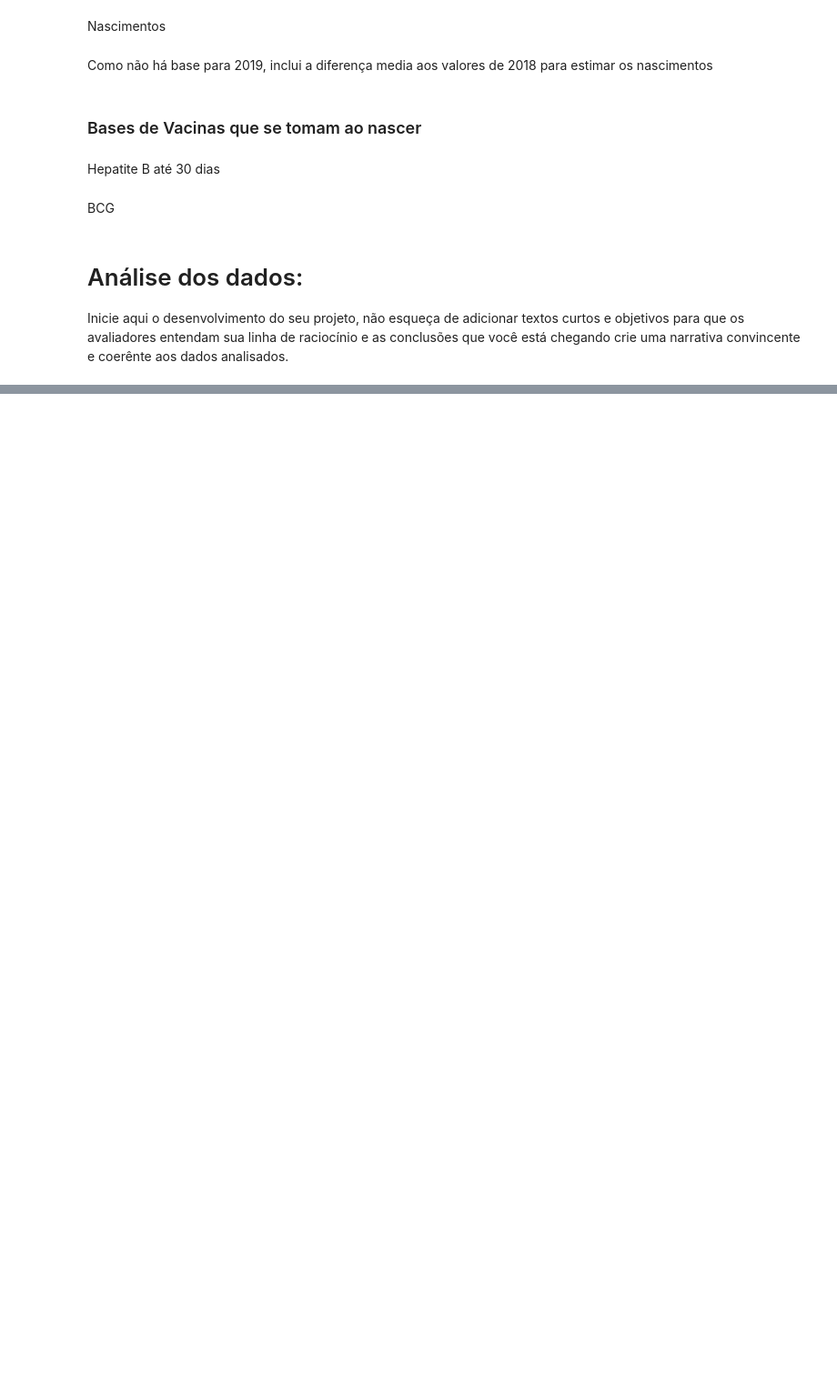
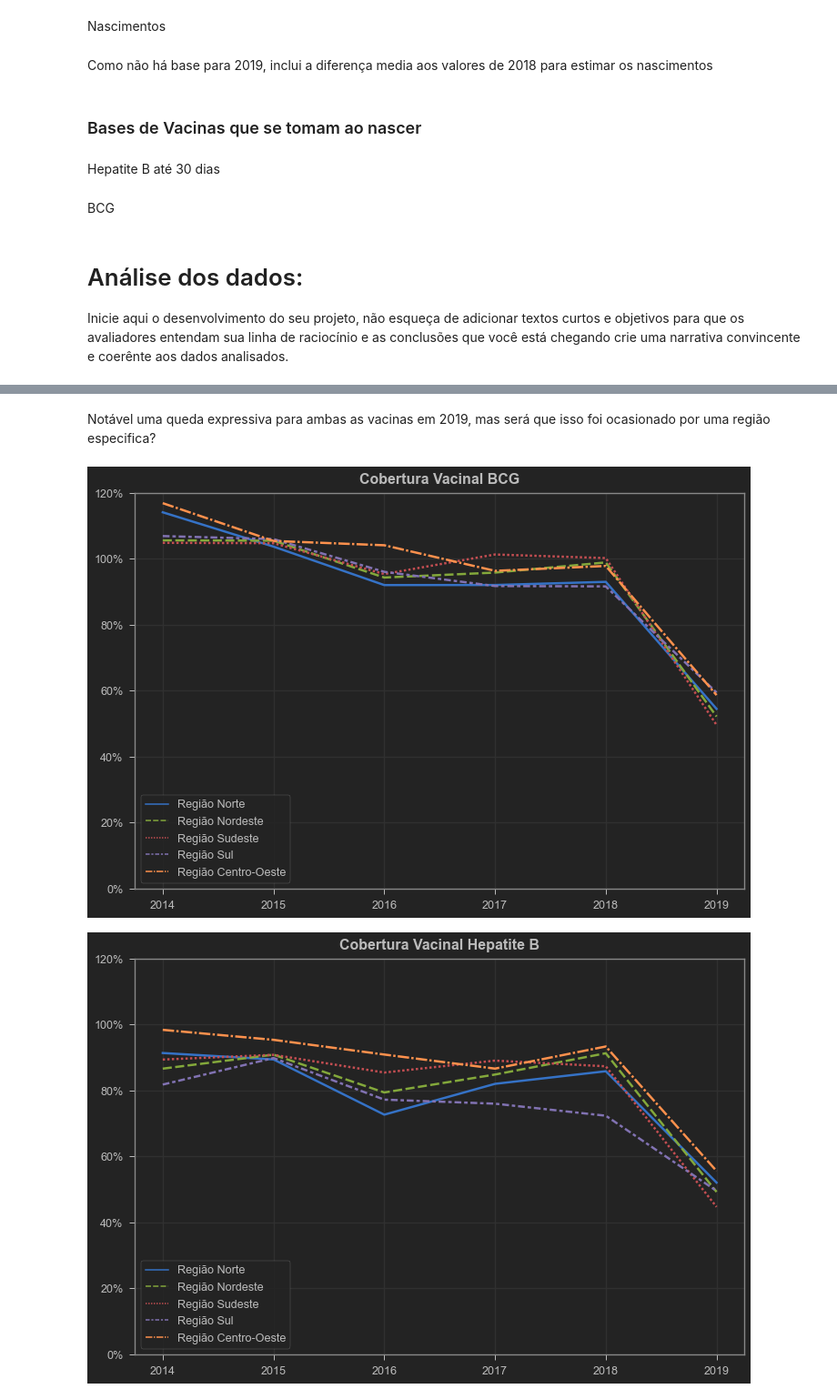
Before and after one commit to Igor-Arantes/Bootcamp-Data-Science-Aplicada, a Jupyter notebook: Igor_Arantes_Desafio_02.ipynb, the cells around one changed output, grey strips where cells are left out. Shown at 91% size. Saved outputs shown, nothing was run; the diff lists cells and outputs as text; code cells hidden in the pictures; blank space fills up the shorter version.

```diff
--- a/Igor_Arantes_Desafio_02.ipynb
+++ b/Igor_Arantes_Desafio_02.ipynb
@@ -99,0 +121,9 @@ Inicie aqui o desenvolvimento do seu projeto, não esqueça de adicionar textos
+# %% [markdown]
+Notável uma queda expressiva para ambas as vacinas em 2019, mas será que isso foi ocasionado por uma região especifica?
+# %%
+regioes = ['Região Norte','Região Nordeste','Região Sudeste','Região Sul','Região Centro-Oeste']
+lineplot(imuno_bcg,regioes,'Cobertura Vacinal BCG')
+lineplot(imuno_hepatiteb,regioes,'Cobertura Vacinal Hepatite B')
+# %% [output]
+[figure, added]
+[figure, added]
```
Also changed, not shown: parts of 5 cells of this notebook.
